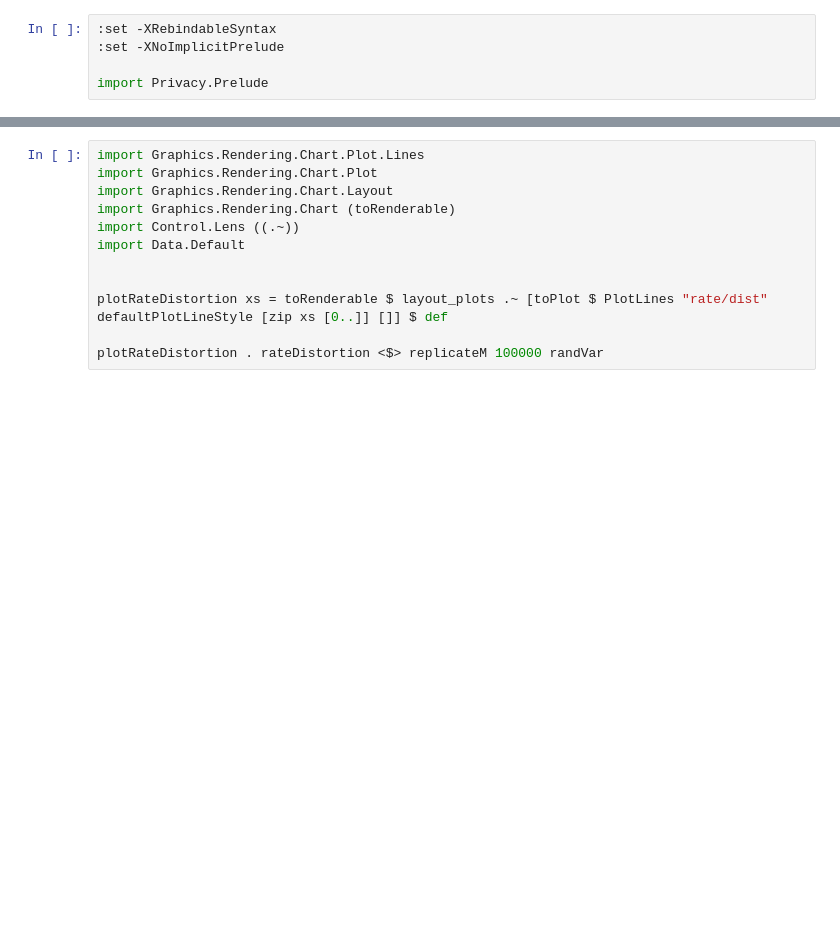
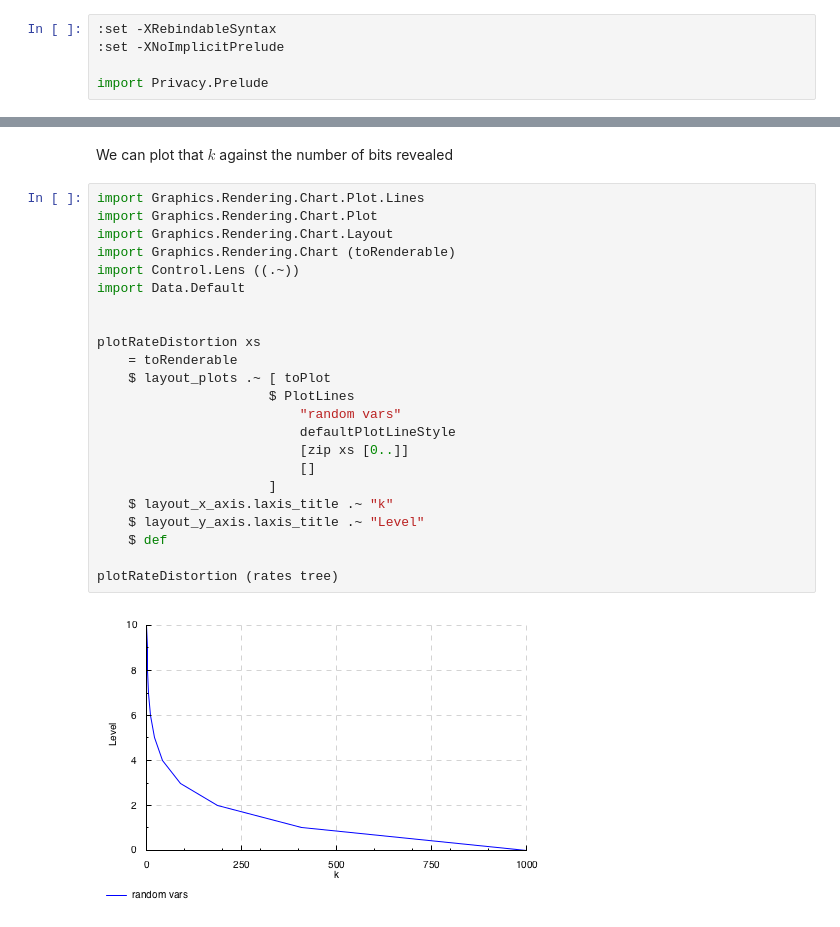
Before and after one commit to oisdk/IHaskell, a Jupyter notebook: notebooks/Rate Distortion.ipynb, the cells around one changed output, grey strips where cells are left out. Cells and saved outputs as stored; diff of their text form; blank space fills up the shorter version.

```diff
--- a/notebooks/Rate Distortion.ipynb
+++ b/notebooks/Rate Distortion.ipynb
@@ -60,12 +57,27 @@ rateDistortion
+# %% [markdown]
+We can plot that $k$ against the number of bits revealed
 # %%
 import Graphics.Rendering.Chart.Plot.Lines
 import Graphics.Rendering.Chart.Plot
 import Graphics.Rendering.Chart.Layout
 import Graphics.Rendering.Chart (toRenderable)
 import Control.Lens ((.~))
 import Data.Default
 
 
-plotRateDistortion xs = toRenderable $ layout_plots .~ [toPlot $ PlotLines "rate/dist" defaultPlotLineStyle [zip xs [0..]] []] $ def
+plotRateDistortion xs
+    = toRenderable
+    $ layout_plots .~ [ toPlot
+                      $ PlotLines
+                          "random vars"
+                          defaultPlotLineStyle
+                          [zip xs [0..]]
+                          []
+                      ]
+    $ layout_x_axis.laxis_title .~ "k"
+    $ layout_y_axis.laxis_title .~ "Level"
+    $ def
 
-plotRateDistortion . rateDistortion <$> replicateM 100000 randVar
+plotRateDistortion (rates tree)
+# %% [output]
+[figure, added]
```
Also changed, not shown: parts of 9 cells of this notebook, 4 other files.
